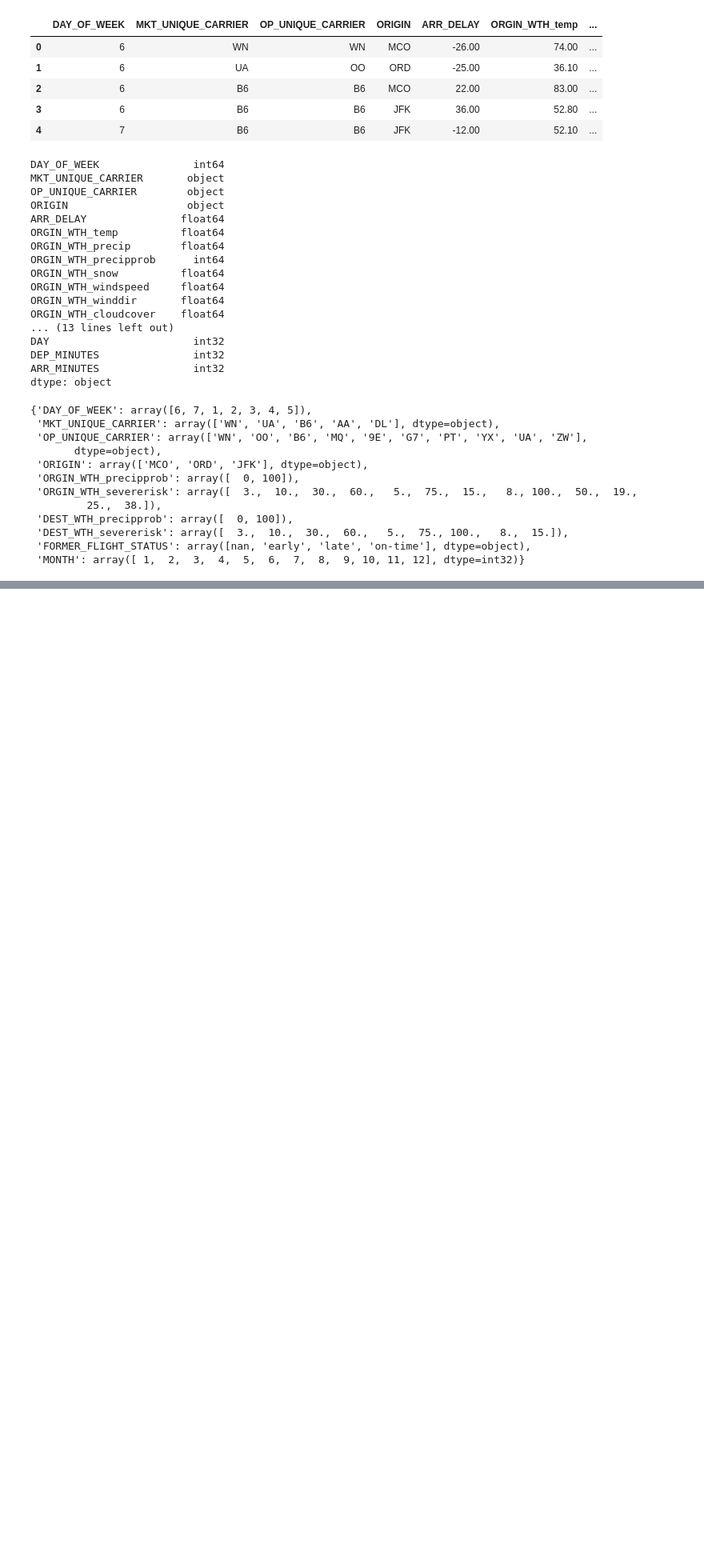
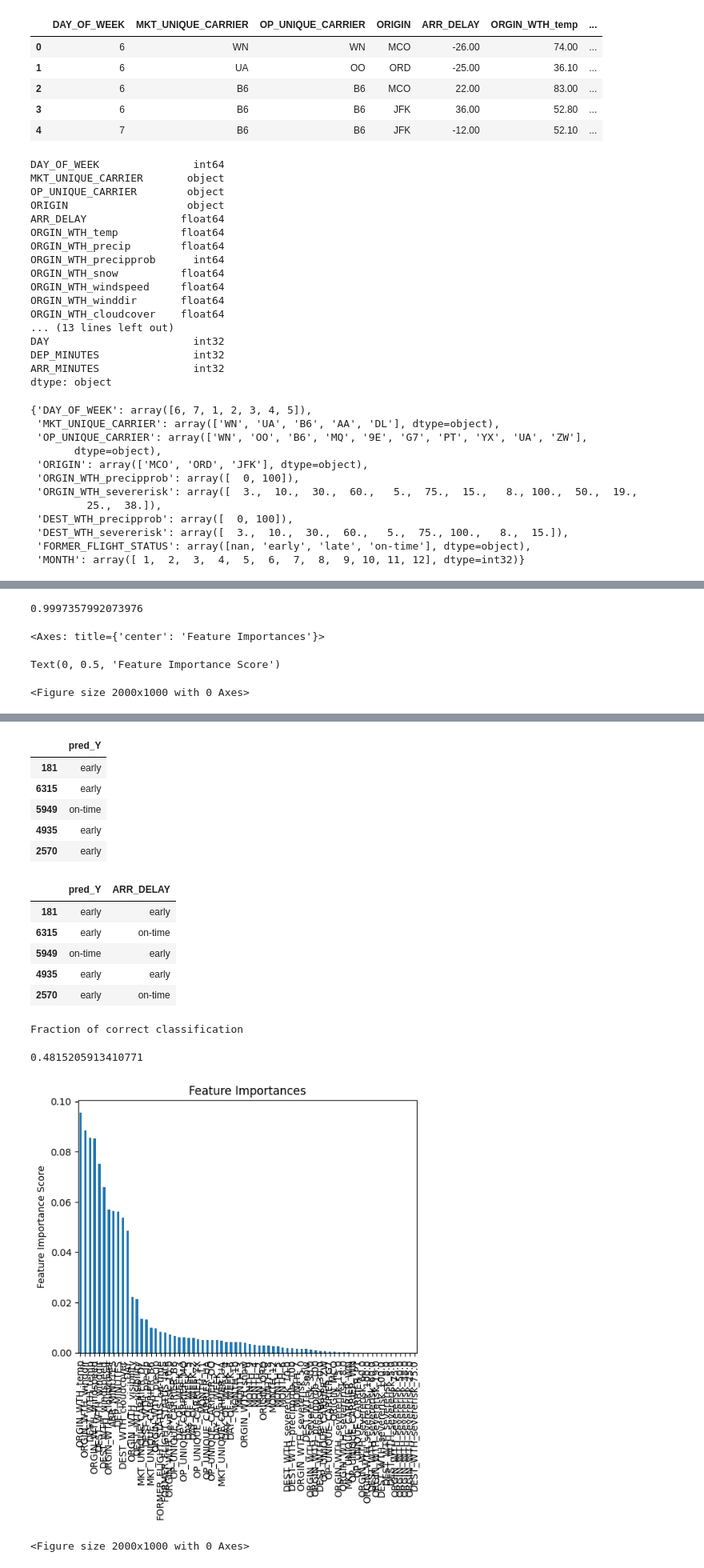
Before and after one commit to pksp99/flight-predictor, a Jupyter notebook: latter_flight_training.ipynb, the cells around one changed output, grey strips where cells are left out. Shown at 80% size. Cells and saved outputs as stored; diff of their text form; code cells hidden in the pictures; blank space fills up the shorter version.

```diff
--- a/latter_flight_training.ipynb
+++ b/latter_flight_training.ipynb
@@ -176,0 +221,8 @@ sMAPE for GradientBoostingRegressor model: 69.88
+# %%
+def categorize_delay(delay):
+    if delay < -5:
+        return 'early'
+    elif delay > 5:
+        return 'late'
+    else:
+        return 'on-time'
@@ -176,0 +243,11 @@ sMAPE for GradientBoostingRegressor model: 69.88
+# %%
+X = flight_data.drop(columns=['ARR_DELAY'])
+X = pd.get_dummies(X, columns = list(categorical_vars.keys()), drop_first = True)
+y = flight_data['ARR_DELAY'].apply(categorize_delay)
+
+X_train, X_test, y_train, y_test = train_test_split(X, y, stratify=y, test_size=0.20, random_state = 21)
+
+X_train.head()
+X_test.head()
+y_train.head()
+y_test.head()
@@ -176,0 +281,25 @@ sMAPE for GradientBoostingRegressor model: 69.88
+# %%
+X_train.columns
+gb = GradientBoostingClassifier(random_state=50, min_samples_split = 2, min_samples_leaf = 6, max_depth = 7, n_estimators = 200)
+gb = gb.fit(X_train, y_train)
+gb.score(X_train, y_train)
+
+# gb.feature_importances_
+feat_imp = pd.Series(gb.feature_importances_, X_train.columns.values).sort_values(ascending=False)
+
+feat_imp_table = pd.DataFrame(feat_imp)
+feat_imp_table = feat_imp_table.reset_index()
+feat_imp_table.columns = ['Features', 'Values']
+feat_imp.plot(kind='bar', title='Feature Importances')
+plt.ylabel('Feature Importance Score')
+plt.figure(figsize=[40,20], dpi = 50)
+feat_imp.head(20)
+
+test_output = pd.DataFrame(gb.predict(X_test), index = X_test.index, columns = ['pred_Y'])
+
+test_output.head()
+test_output = test_output.merge(y_test, left_index = True, right_index = True)
+test_output.head()
+print('Fraction of correct classification ')
+gb.score(X_test, y_test)
+# %% [output]
@@ -176,0 +323,4 @@ sMAPE for GradientBoostingRegressor model: 69.88
+0.9997357992073976
+<Axes: title={'center': 'Feature Importances'}>
+Text(0, 0.5, 'Feature Importance Score')
+<Figure size 2000x1000 with 0 Axes>
@@ -176,0 +344,16 @@ sMAPE for GradientBoostingRegressor model: 69.88
+|  | pred_Y |
+| 181 | early |
+| 6315 | early |
+| 5949 | on-time |
+| 4935 | early |
+| 2570 | early |
+|  | pred_Y | ARR_DELAY |
+| 181 | early | early |
+| 6315 | early | on-time |
+| 5949 | on-time | early |
+| 4935 | early | early |
+| 2570 | early | on-time |
+Fraction of correct classification
+0.4815205913410771
+[figure, added]
+<Figure size 2000x1000 with 0 Axes>
```
Also changed, not shown: parts of 12 cells of this notebook.
